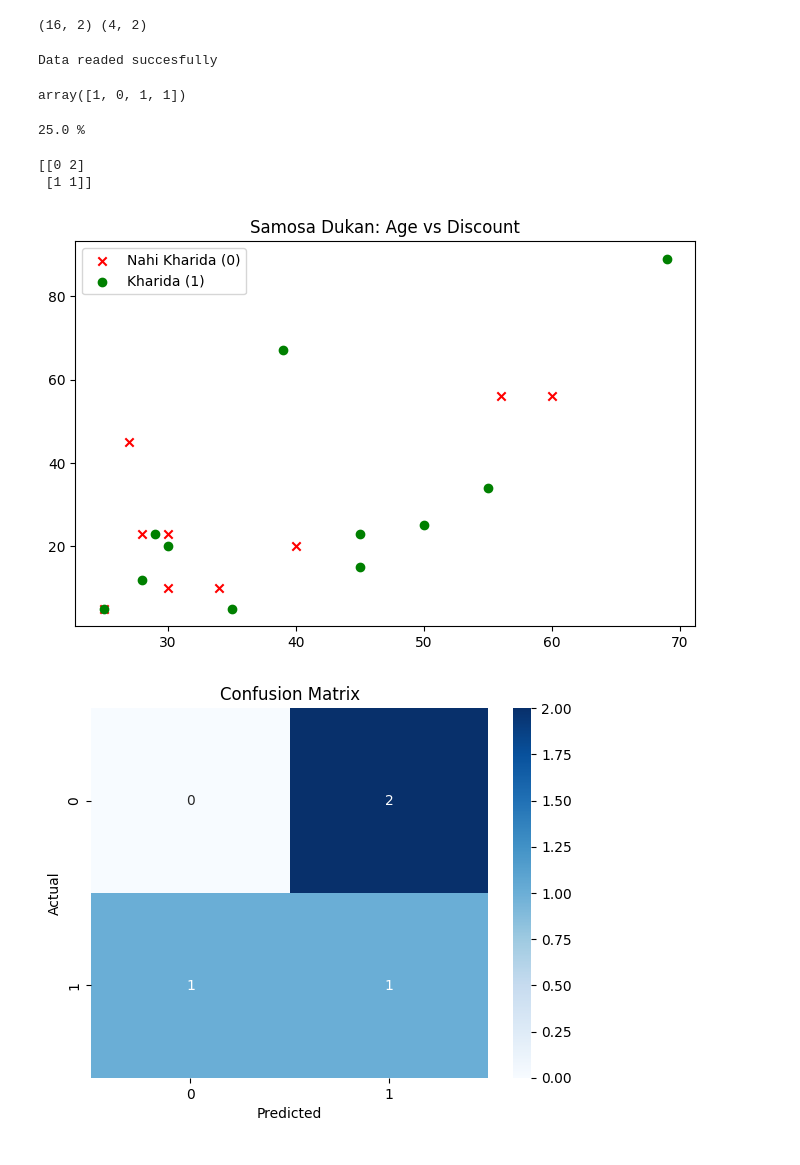
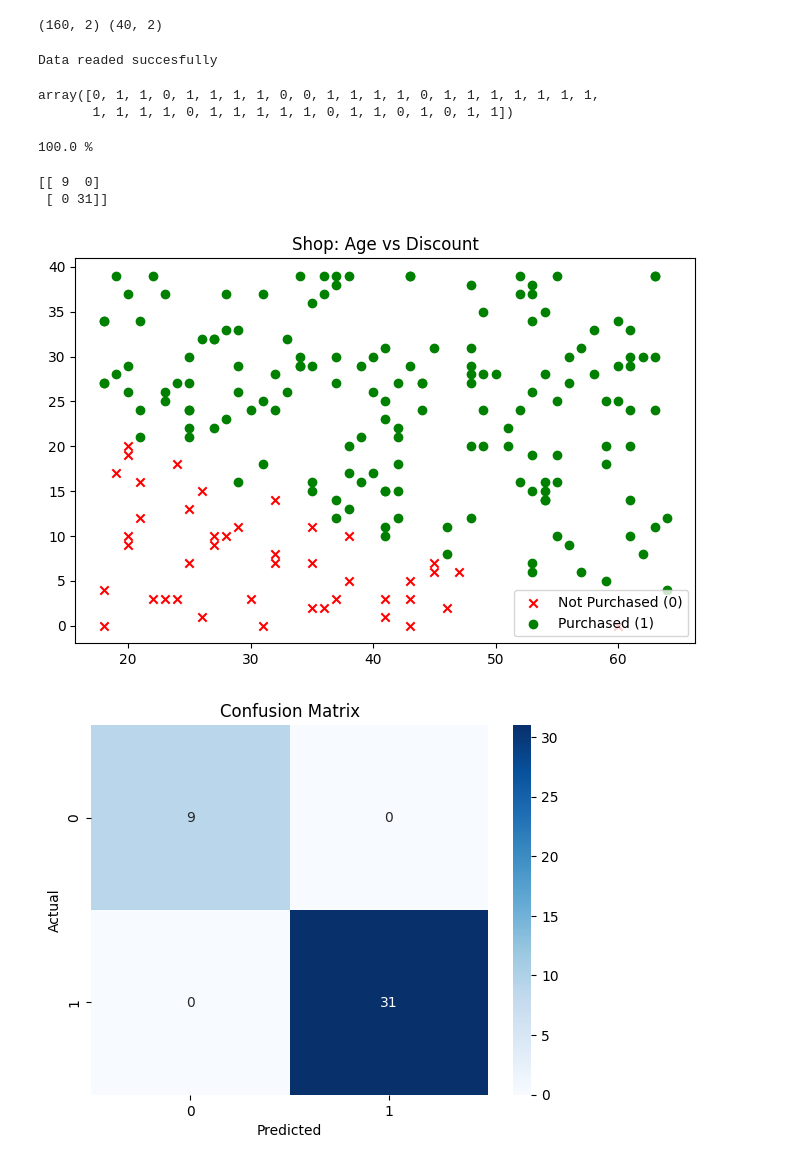
Before and after one commit to 87690ut/Python_Finall_Projects, a Jupyter notebook: ML_Journey/ML_day_2_logistic_regression.ipynb, the cells around one changed output. Cells and saved outputs as stored; diff of their text form; code cells hidden in the pictures.

Commit message:
logistic regression data testing and prediction

```diff
--- a/ML_Journey/ML_day_2_logistic_regression.ipynb
+++ b/ML_Journey/ML_day_2_logistic_regression.ipynb
@@ -22,0 +8,12 @@ df.head()
+# %%
+age = np.random.randint(18,65,200)
+discount = np.random.randint(0,40,200)
+z = (age * 0.1) + (discount * 0.2) - 6
+probabilities = 1 / (1 + np.exp(-z))
+bought = (probabilities > 0.5).astype(int)
+df = pd.DataFrame({
+    'Age': age,
+    'Discount': discount,
+    'Sales': bought
+})
+df.head()
@@ -24,10 +28,10 @@ df.head()
 X = df[['Age','Discount']]
 y = df['Sales']
 # %%
-X_train, X_test, y_train, y_test = train_test_split(X,y,test_size=0.2,random_state=40)
+X_train, X_test, y_train, y_test = train_test_split(X,y,test_size=0.2)
 print(X_train.shape,X_test.shape)
 # %% [output]
-(16, 2) (4, 2)
+(160, 2) (40, 2)
 # %%
 model = LogisticRegression()
 model.fit(X_train, y_train)
@@ -38,35 +42,36 @@ Data readed succesfully
 predict = model.predict(X_test)
 predict
 # %% [output]
-array([1, 0, 1, 1])
+array([0, 1, 1, 0, 1, 1, 1, 1, 0, 0, 1, 1, 1, 1, 0, 1, 1, 1, 1, 1, 1, 1,
+       1, 1, 1, 1, 0, 1, 1, 1, 1, 1, 0, 1, 1, 0, 1, 0, 1, 1])
 # %%
 from sklearn.metrics import accuracy_score, confusion_matrix, classification_report
 # %%
 correct_answer = accuracy_score(y_test, predict)
 print(correct_answer * 100 , "%")
 # %% [output]
-25.0 %
+100.0 %
 # %%
 cm = confusion_matrix(y_test, predict)
 print(cm)
 # %% [output]
-[[0 2]
- [1 1]]
+[[ 9  0]
+ [ 0 31]]
 # %%
 
 plt.figure(figsize=(8, 5))
 
 nahi_kharida = df[df['Sales'] == 0]
-plt.scatter(nahi_kharida['Age'], nahi_kharida['Discount'], color='red', marker='x', label='Nahi Kharida (0)')
+plt.scatter(nahi_kharida['Age'], nahi_kharida['Discount'], color='red', marker='x', label='Not Purchased (0)')
 
 kharida = df[df['Sales'] == 1]
-plt.scatter(kharida['Age'], kharida['Discount'], color='green', marker='o', label='Kharida (1)')
+plt.scatter(kharida['Age'], kharida['Discount'], color='green', marker='o', label='Purchased (1)')
 
-plt.title('Samosa Dukan: Age vs Discount')
+plt.title('Shop: Age vs Discount')
 plt.legend()
 plt.show()
 # %% [output]
-[figure, old version]
+[figure, new version]
 # %%
 import seaborn as sns
 # %%
@@ -76,4 +81,4 @@ plt.xlabel('Predicted')
 plt.ylabel('Actual')
 plt.show()
 # %% [output]
-[figure, old version]
+[figure, new version]
```
Also changed, not shown: parts of 2 cells of this notebook.
